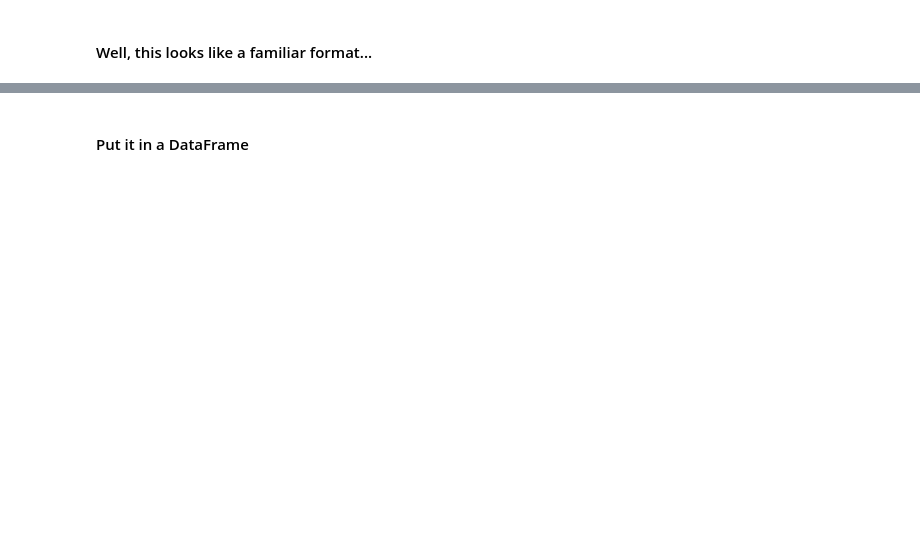
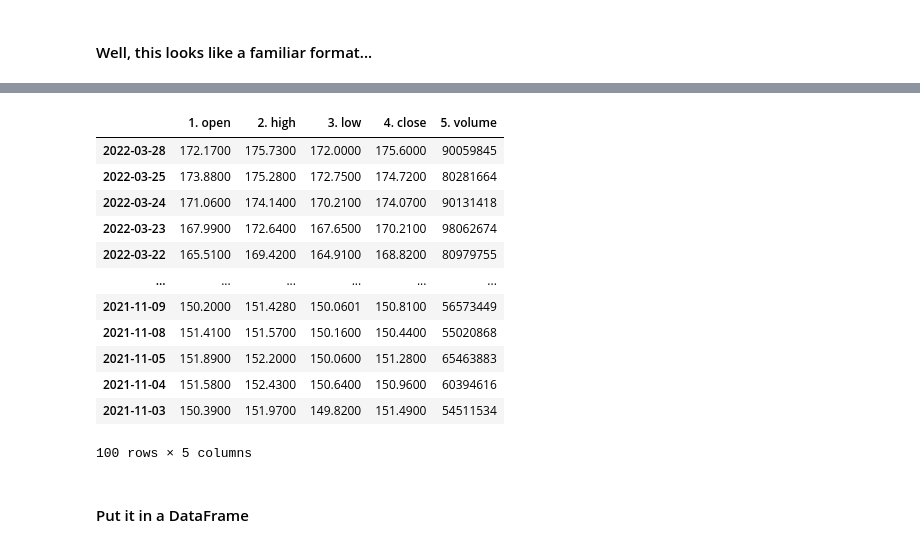
Before and after one commit to jfkoehler/DAT-02-14, a Jupyter notebook: ClassMaterial/Unit3/class_13/api-starter-code.ipynb, the cells around one changed output, grey strips where cells are left out. Drawn from its saved outputs; the diff is of its cells as text; code cells hidden in the pictures; blank space fills up the shorter version.

```diff
--- a/ClassMaterial/Unit3/class_13/api-starter-code.ipynb
+++ b/ClassMaterial/Unit3/class_13/api-starter-code.ipynb
@@ -74,7 +220,21 @@ data['Meta Data']
 # %%
 import pandas as pd
 # %%
-pd.DataFrame(data['Time Series (Daily)'])
+pd.DataFrame(data['Time Series (Daily)']).T
+# %% [output]
+|  | 1. open | 2. high | 3. low | 4. close | 5. volume |
+| 2022-03-28 | 172.1700 | 175.7300 | 172.0000 | 175.6000 | 90059845 |
+| 2022-03-25 | 173.8800 | 175.2800 | 172.7500 | 174.7200 | 80281664 |
+| 2022-03-24 | 171.0600 | 174.1400 | 170.2100 | 174.0700 | 90131418 |
+| 2022-03-23 | 167.9900 | 172.6400 | 167.6500 | 170.2100 | 98062674 |
+| 2022-03-22 | 165.5100 | 169.4200 | 164.9100 | 168.8200 | 80979755 |
+| ... | ... | ... | ... | ... | ... |
+| 2021-11-09 | 150.2000 | 151.4280 | 150.0601 | 150.8100 | 56573449 |
+| 2021-11-08 | 151.4100 | 151.5700 | 150.1600 | 150.4400 | 55020868 |
+| 2021-11-05 | 151.8900 | 152.2000 | 150.0600 | 151.2800 | 65463883 |
+| 2021-11-04 | 151.5800 | 152.4300 | 150.6400 | 150.9600 | 60394616 |
+| 2021-11-03 | 150.3900 | 151.9700 | 149.8200 | 151.4900 | 54511534 |
+100 rows × 5 columns
 # %% [markdown]
 #### Put it in a DataFrame
 # %%
```
Also changed, not shown: parts of 30 cells of this notebook, 50 other files.
